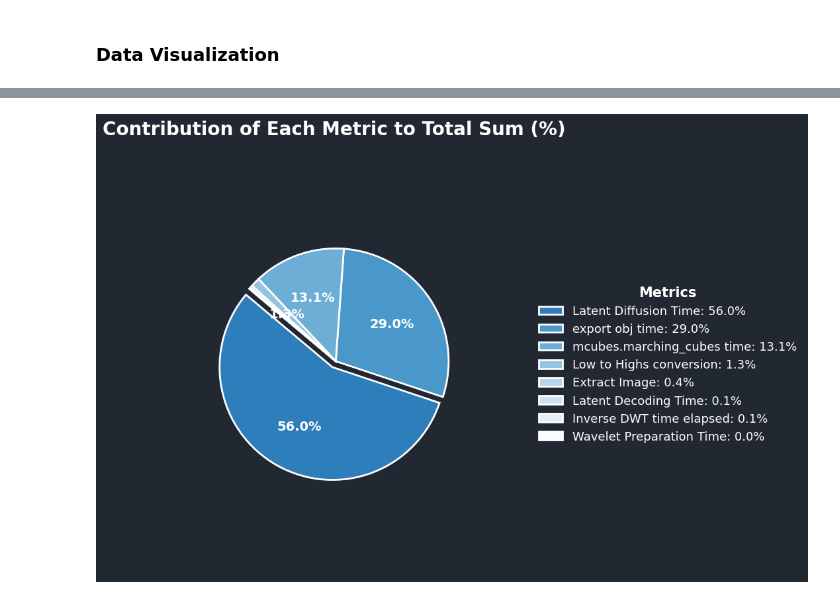
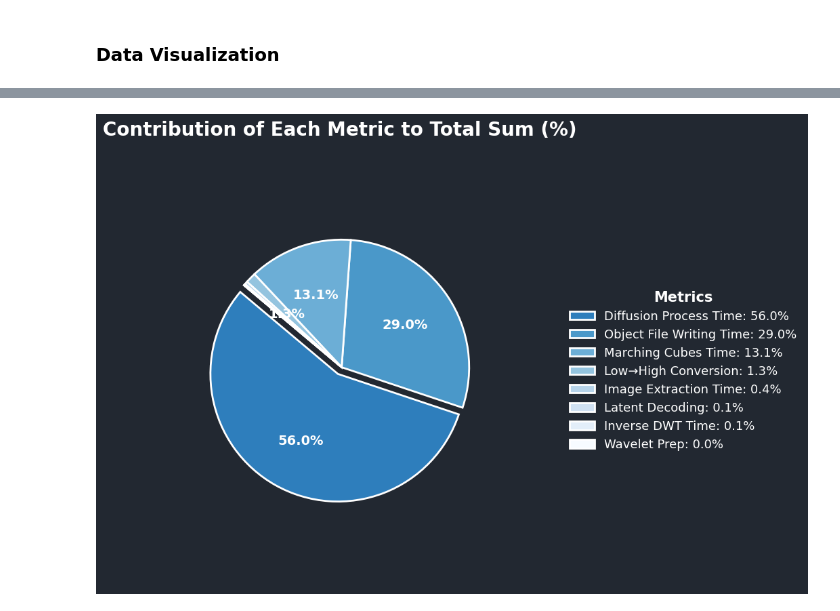
Before and after one commit to AutodeskAILab/WaLa, a Jupyter notebook: Baseline_Testing.ipynb, the cells around one changed output, grey strips where cells are left out. Saved outputs shown, nothing was run; the diff lists cells and outputs as text; code cells hidden in the pictures.

```diff
--- a/Baseline_Testing.ipynb
+++ b/Baseline_Testing.ipynb
@@ -500,63 +533,64 @@ The total sum of all metrics is 99.75% of the Default Delta.
 # %%
-
 import matplotlib.pyplot as plt
 import numpy as np
 
-plt.rcParams['font.family'] = 'DejaVu Sans'
+def plot_metric_pie(metric_statistics, metric_display_names, title='Contribution of Each Metric to Total Sum (%)'):
+    plt.rcParams['font.family'] = 'DejaVu Sans'
 
-# Prepare and sort data for the pie chart
-labels = []
-sizes = []
+    labels = []
+    sizes = []
+    for metric_name, stats in metric_statistics.items():
+        display_name = metric_display_names.get(metric_name, metric_name)
+        labels.append(display_name)
+        sizes.append(stats["sum"])
 
-for metric_name, stats in metric_statistics.items():
-    labels.append(metric_name)
-    sizes.append(stats["sum"])
+    # Calculate percentages
+    total = sum(sizes)
+    percentages = [size / total * 100 for size in sizes]
 
-# Calculate percentages
-total = sum(sizes)
-percentages = [size / total * 100 for size in sizes]
+    # Sort by size (descending)
+    sorted_indices = np.argsort(sizes)[::-1]
+    labels = [labels[i] for i in sorted_indices]
+    sizes = [sizes[i] for i in sorted_indices]
+    percentages = [percentages[i] for i in sorted_indices]
 
-# Sort by size (descending)
-sorted_indices = np.argsort(sizes)[::-1]
-labels = [labels[i] for i in sorted_indices]
-sizes = [sizes[i] for i in sorted_indices]
-percentages = [percentages[i] for i in sorted_indices]
+    # Use an inverted (reversed) colormap for light slices
+    cmap = plt.get_cmap('Blues_r')
+    colors = [cmap(0.3 + 0.7 * i / (len(labels)-1)) for i in range(len(labels))]
 
-# Use an inverted (reversed) colormap for light slices
-cmap = plt.get_cmap('Blues_r')
-colors = [cmap(0.3 + 0.7 * i / (len(labels)-1)) for i in range(len(labels))]
+    # Explode the largest slice
+    explode = [0.06 if i == 0 else 0 for i in range(len(labels))]
 
-# Explode the largest slice
-explode = [0.06 if i == 0 else 0 for i in range(len(labels))]
+    fig, ax = plt.subplots(figsize=(11, 8))
+    fig.patch.set_facecolor('#222831')  # Dark background
+    ax.set_facecolor('#222831')
 
-fig, ax = plt.subplots(figsize=(11, 8))
-fig.patch.set_facecolor('#222831')  # Dark background
-ax.set_facecolor('#222831')
+    # Pie chart with white edge, no shadow
+    wedges, texts, autotexts = ax.pie(
+        sizes,
+        colors=colors,
+        startangle=140,
+        autopct=lambda pct: f"{pct:.1f}%" if pct > 0.5 else '',
+        textprops={'fontsize': 14, 'fontweight': 'bold', 'color': 'white'},
+        explode=explode,
+        wedgeprops={'edgecolor': 'white', 'linewidth': 2, 'antialiased': True}
+    )
 
-# Pie chart with white edge, no shadow
-wedges, texts, autotexts = ax.pie(
-    sizes,
-    colors=colors,
-    startangle=140,
-    autopct=lambda pct: f"{pct:.1f}%" if pct > 0.5 else '',
-    textprops={'fontsize': 14, 'fontweight': 'bold', 'color': 'white'},
-    explode=explode,
-    wedgeprops={'edgecolor': 'white', 'linewidth': 2, 'antialiased': True}
-)
+    # Add a legend with full labels and percentages
+    legend_labels = [f"{label}: {percent:.1f}%" for label, percent in zip(labels, percentages)]
+    legend = ax.legend(
+        wedges, legend_labels, title="Metrics", loc="center left",
+        bbox_to_anchor=(1.05, 0.5), fontsize=13, title_fontsize=15, frameon=False, labelcolor='white'
+    )
+    plt.setp(legend.get_title(), fontweight='bold', color='white')
 
-# Add a legend with full labels and percentages
-legend_labels = [f"{label}: {percent:.1f}%" for label, percent in zip(labels, percentages)]
-legend = ax.legend(
-    wedges, legend_labels, title="Metrics", loc="center left",
-    bbox_to_anchor=(1.05, 0.5), fontsize=13, title_fontsize=15, frameon=False, labelcolor='white'
-)
-plt.setp(legend.get_title(), fontweight='bold', color='white')
+    plt.title(title, fontsize=20, fontweight='bold', pad=20, color='white')
+    plt.axis('equal')
+    plt.tight_layout(pad=4)
+    plt.show()
 
-plt.title('Contribution of Each Metric to Total Sum (%)', fontsize=20, fontweight='bold', pad=20, color='white')
-plt.axis('equal')
-plt.tight_layout(pad=4)
-plt.show()
+plot_metric_pie(metric_statistics,metric_display_names)
 # %% [output]
-[figure, old version]
+[figure, new version]
 # %%
 
```
Also changed, not shown: parts of 9 cells of this notebook, 2 other files.
